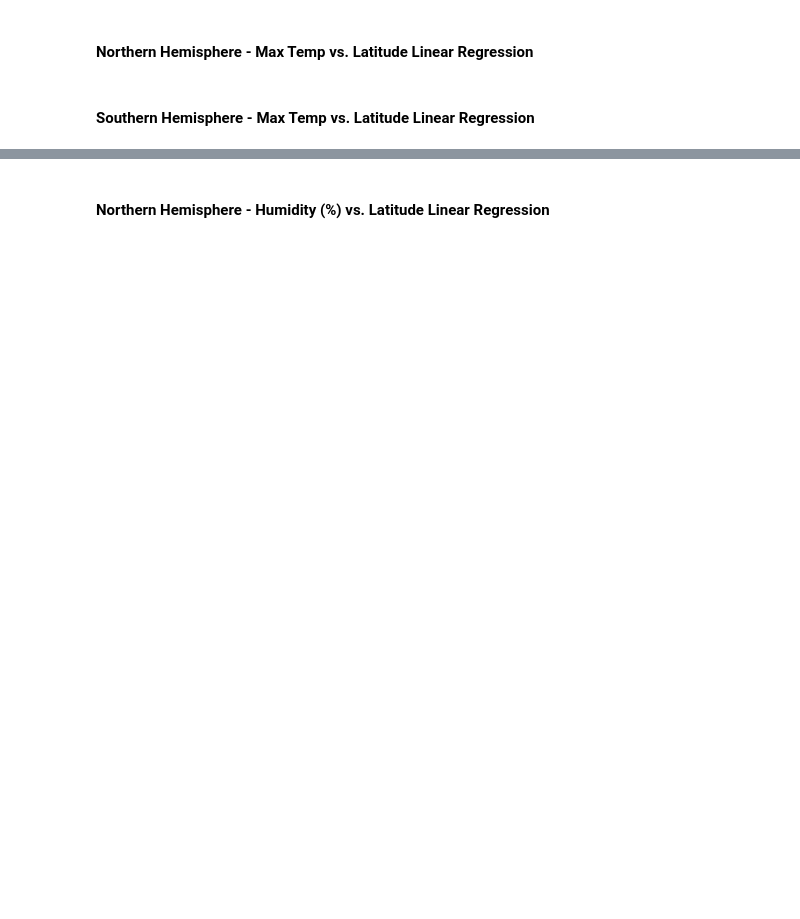
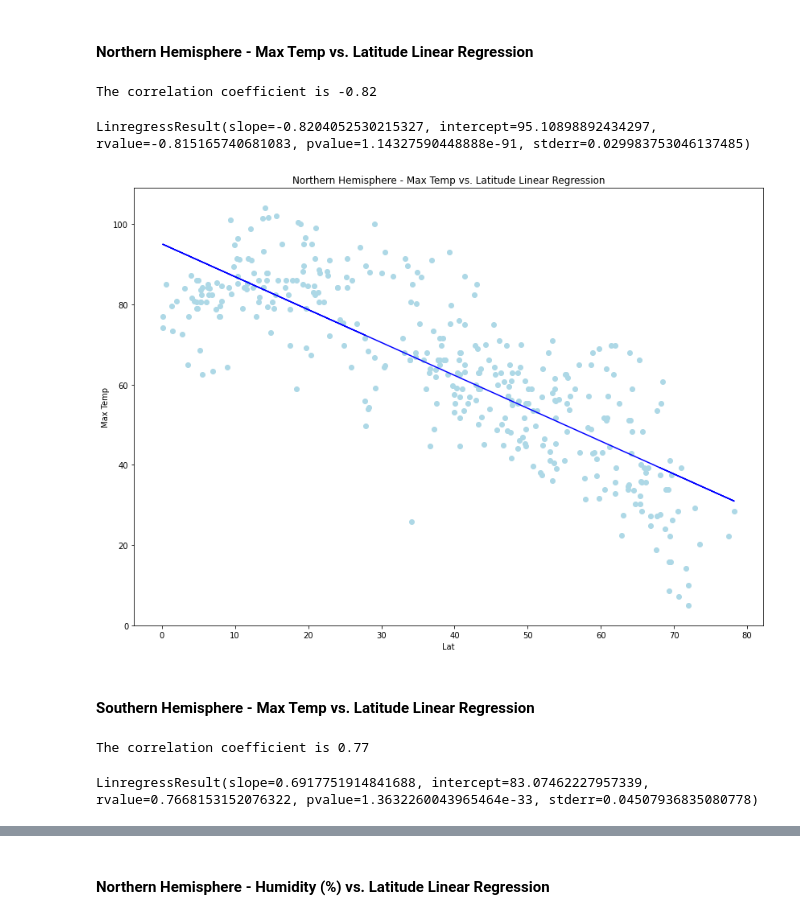
Before and after one commit to Carly-Jane/Python_API_Homework_Carly_Wieland, a Jupyter notebook: starter_code/WeatherPy.ipynb, the cells around one changed output, grey strips where cells are left out. Cells and saved outputs as stored; diff of their text form; code cells hidden in the pictures; blank space fills up the shorter version.

```diff
--- a/starter_code/WeatherPy.ipynb
+++ b/starter_code/WeatherPy.ipynb
@@ -208,0 +277,4 @@ Text(0.5, 1.0, 'Latitude vs Wind Speed')
+# %%
+# start by creating new dataframe for northern hemisphere, when the latitude is a positive number
+north_hemisphere_df = clean_city_data_draft.loc[clean_city_data_draft["Lat"] >= 0]
+north_hemisphere_df
@@ -209,4 +313,37 @@ Text(0.5, 1.0, 'Latitude vs Wind Speed')
 # %% [markdown]
 ####  Northern Hemisphere - Max Temp vs. Latitude Linear Regression
+# %%
+correlation=round(st.pearsonr(north_hemisphere_df['Lat'],north_hemisphere_df['Max Temp'])[0],2)
+print(f"The correlation coefficient is {correlation}")
+
+model=st.linregress(north_hemisphere_df['Lat'],north_hemisphere_df['Max Temp'])
+model
+# %% [output]
+The correlation coefficient is -0.82
+LinregressResult(slope=-0.8204052530215327, intercept=95.10898892434297, rvalue=-0.815165740681083, pvalue=1.14327590448888e-91, stderr=0.029983753046137485)
+# %%
+slope = -0.8204052530215327
+intercept = 95.10898892434297
+
+y_axis = north_hemisphere_df['Lat']*slope+intercept
+line_eq = "y = " + str(round(slope,2)) + "x + " + str(round(intercept,2))
+plt.subplots(figsize=(14,10))
+plt.scatter(north_hemisphere_df['Lat'],north_hemisphere_df['Max Temp'], color='lightblue')
+plt.plot(north_hemisphere_df['Lat'],y_axis,color="blue")
+plt.xlabel('Lat')
+plt.ylabel('Max Temp');
+plt.title("Northern Hemisphere - Max Temp vs. Latitude Linear Regression")
+plt.show()
+# %% [output]
+[figure, added]
 # %% [markdown]
 ####  Southern Hemisphere - Max Temp vs. Latitude Linear Regression
+# %%
+correlation=round(st.pearsonr(south_hemisphere_df['Lat'],south_hemisphere_df['Max Temp'])[0],2)
+print(f"The correlation coefficient is {correlation}")
+
+model=st.linregress(south_hemisphere_df['Lat'],south_hemisphere_df['Max Temp'])
+model
+# %% [output]
+The correlation coefficient is 0.77
+LinregressResult(slope=0.6917751914841688, intercept=83.07462227957339, rvalue=0.7668153152076322, pvalue=1.3632260043965464e-33, stderr=0.04507936835080778)
```
Also changed, not shown: parts of 22 cells of this notebook, 1 other file.
